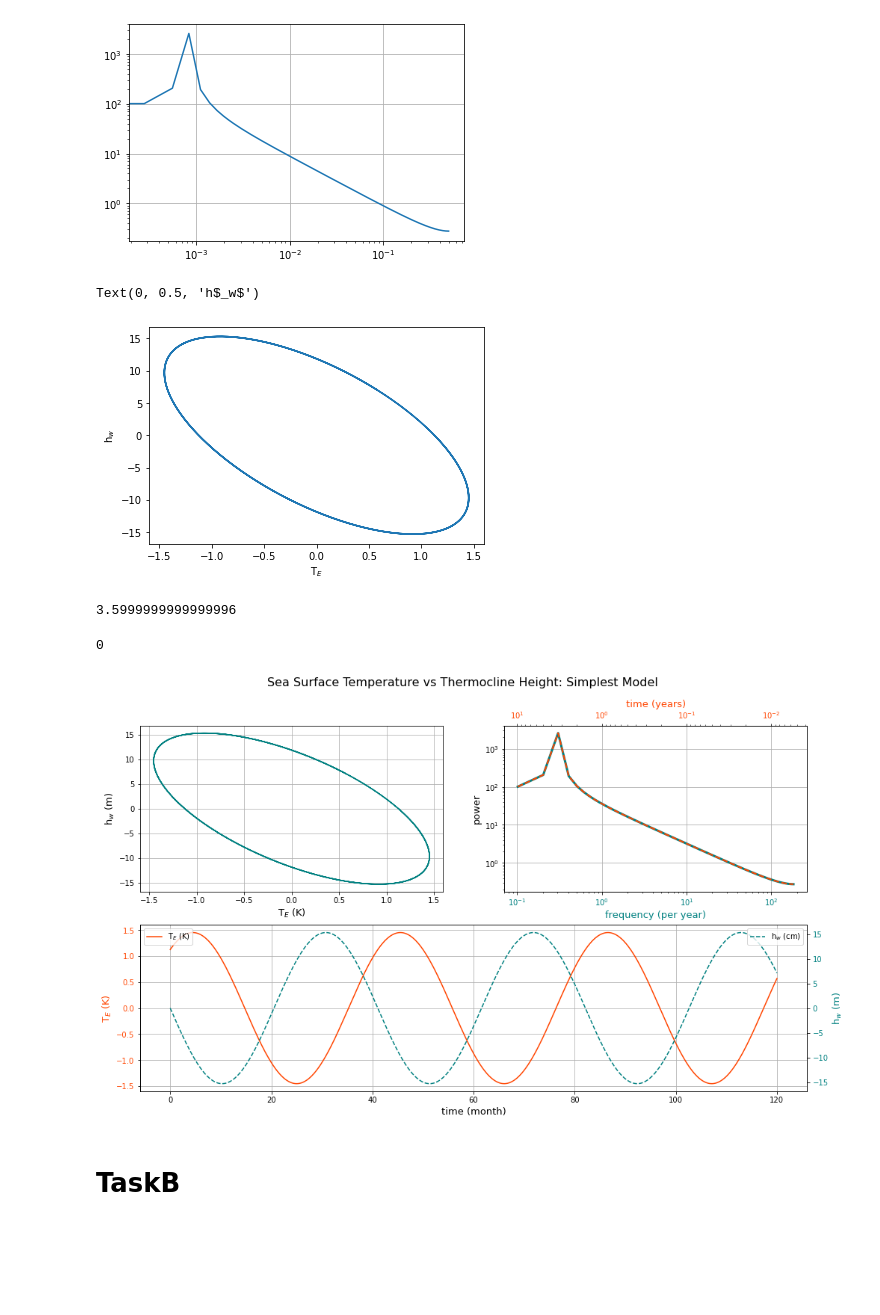
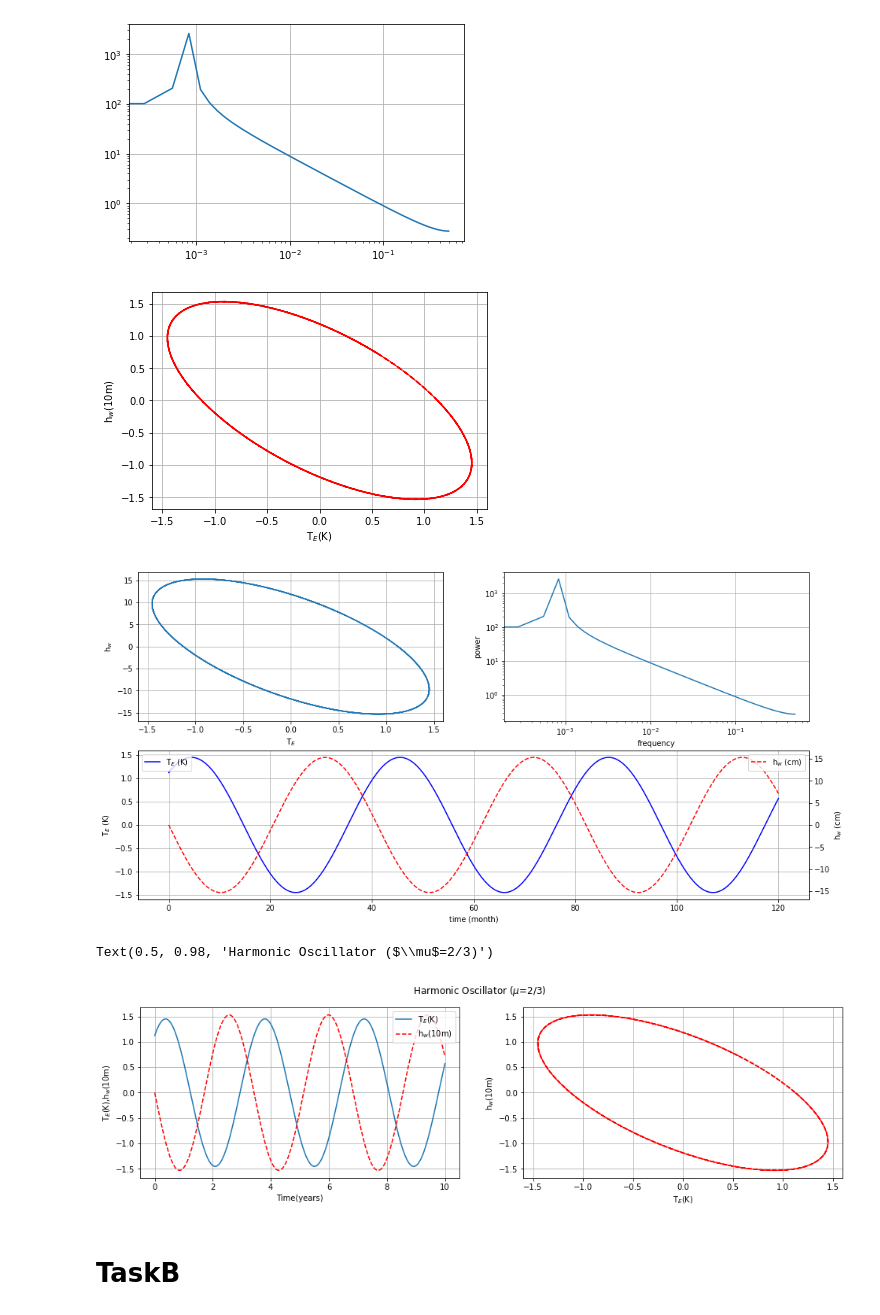
Before and after one commit to oceanography-rookie/SOAC_github, a Jupyter notebook: ENSO.ipynb, the cells around one changed output. Drawn from its saved outputs; the diff is of its cells as text; code cells hidden in the pictures; blank space fills up the shorter version.

```diff
--- a/ENSO.ipynb
+++ b/ENSO.ipynb
@@ -76,13 +74,9 @@ plt.loglog(freqs, mags)
 [<matplotlib.lines.Line2D at 0x...>]
 [figure]
 # %%
-plt.plot(np.array(T_arr)*7.5,np.array(h_arr)*150)
-plt.xlabel("T$_E$")
-plt.ylabel("h$_w$")
+plt.plot(np.array(T_arr)*7.5,np.array(h_arr)*15,'--',color='red')
+plt.xlabel("T$_E$(K)")
+plt.ylabel("h$_w$(10m)")
+plt.grid()
 # %% [output]
-Text(0, 0.5, 'h$_w$')
-[figure, old version]
+[figure, new version]
-# %%
-1/freqs[1000]
-# %% [output]
-3.5999999999999996
@@ -97,48 +83,52 @@ for i in range(len(freqs)):
-# %%
-for i in range(len(freqs)):
-    if freqs[i] < 1e-9:
-        print(i)
-# %% [output]
-0
 # %%
 xlim = np.linspace(0,time,n)
-fig = plt.figure(figsize=(16,9))
-fig.suptitle('Sea Surface Temperature vs Thermocline Height: Simplest Model',fontsize=16)
+fig = plt.figure(figsize=(16,8))
 ax = fig.add_subplot(212)
-ax.set_xlabel("time (month)",size=13)
-ax.set_ylabel("T$_E$ (K)",size=13,color='orangered')
+ax.set_xlabel("time (month)")
+ax.set_ylabel("T$_E$ (K)")
 ax2 = ax.twinx()
-ax2.plot(xlim*2, np.array(h_arr)*150,'teal',linestyle='--',label="h$_w$ (cm)")
-ax.plot(xlim*2, np.array(T_arr)*7.5,'orangered',label="T$_E$ (K)")
-ax2.set_ylabel("h$_w$ (m)",size=13,color='teal')
-ax.tick_params(axis='y',labelcolor='orangered')
-ax2.tick_params(axis='y',labelcolor='teal')
+ax2.plot(xlim*2, np.array(h_arr)*150,'r--',label="h$_w$ (cm)")
+ax.plot(xlim*2, np.array(T_arr)*7.5,'b',label="T$_E$ (K)")
+ax2.set_ylabel("h$_w$ (cm)")
 ax.legend(loc='upper left')
 ax2.legend(loc='upper right')
 #ax.legend([line1, line2, line3], ['label1', 'label2', 'label3'])
 ax.grid()
 
 ax3 = fig.add_subplot(221)
-ax3.plot(np.array(T_arr)*7.5,np.array(h_arr)*150,'teal')
-ax3.set_xlabel("T$_E$ (K)",size=13)
-ax3.set_ylabel("h$_w$ (m)",size=13)
+ax3.plot(np.array(T_arr)*7.5,np.array(h_arr)*150)
+ax3.set_xlabel("T$_E$")
+ax3.set_ylabel("h$_w$")
 ax3.grid()
 
 ax4 = fig.add_subplot(222)
-ax5 = ax4.twiny()
-ax4.loglog(freqs[1:]*365, mags[1:], 'teal',linewidth=3)
-ax5.loglog(times[1:]/365, mags[1:], 'orangered', linestyle='--',linewidth=2)
-ax4.set_xlabel("frequency (per year)",color='teal',size=13)
-ax4.set_ylabel("power",size=13)
-ax5.set_xlabel('time (years)',color='orangered',size=13)
-ax4.tick_params('x',labelcolor='teal')
-ax5.tick_params('x',labelcolor='orangered')
-ax5.invert_xaxis()
+ax4.loglog(freqs, mags)
+ax4.set_xlabel("frequency")
+ax4.set_ylabel("power")
 ax4.grid()
-
-plt.savefig(output+'taskA')
 # %% [output]
-[figure, old version]
+[figure, new version]
+# %%
+xlim = np.linspace(0,time,n)
+fig = plt.figure(figsize=(16,4))
+
+ax1 = fig.add_subplot(121)
+ax1.plot(xlim*2/12, np.array(T_arr)*7.5, label="T$_E$(K)")
+ax1.plot(xlim*2/12, np.array(h_arr)*15,'--',color='red',label="h$_w$(10m)")
+ax1.set_xlabel("Time(years)")
+ax1.set_ylabel("T$_E$(K),h$_w$(10m)")
+ax1.legend(loc="upper right")
+ax1.grid()
+
+ax2 = fig.add_subplot(122)
+ax2.plot(np.array(T_arr)*7.5,np.array(h_arr)*15,'--',color='red')
+ax2.set_xlabel("T$_E$(K)")
+ax2.set_ylabel("h$_w$(10m)")
+ax2.grid()
+fig.suptitle('Harmonic Oscillator ($\mu$=2/3)')
+# %% [output]
+Text(0.5, 0.98, 'Harmonic Oscillator ($\\mu$=2/3)')
+[figure, added]
 # %% [markdown]
 # TaskB
 # %% [markdown]
```
Also changed, not shown: parts of 43 cells of this notebook.
